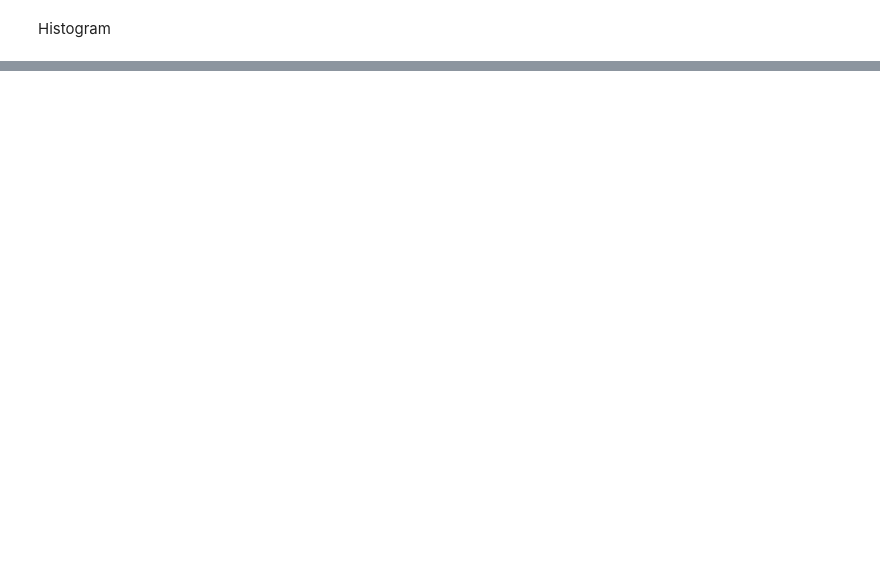
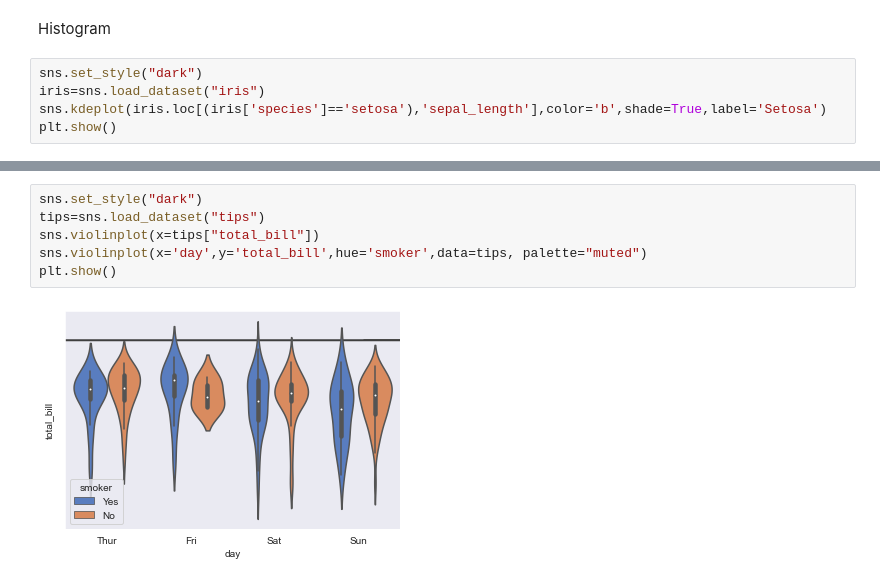
Before and after one commit to Ash-Smithy/The_Repository, a Jupyter notebook: Sem5/ML/Seaborn.ipynb, the cells around one changed output, grey strips where cells are left out. Drawn from its saved outputs; the diff is of its cells as text; blank space fills up the shorter version.

```diff
--- a/Sem5/ML/Seaborn.ipynb
+++ b/Sem5/ML/Seaborn.ipynb
@@ -130,2 +131,7 @@ sns.relplot(data=tips,x="size",y="tip",kind="line")
 # %% [markdown]
 Histogram
+# %%
+sns.set_style("dark")
+iris=sns.load_dataset("iris")
+sns.kdeplot(iris.loc[(iris['species']=='setosa'),'sepal_length'],color='b',shade=True,label='Setosa')
+plt.show()
@@ -131,0 +140,8 @@ Histogram
+# %%
+sns.set_style("dark")
+tips=sns.load_dataset("tips")
+sns.violinplot(x=tips["total_bill"])
+sns.violinplot(x='day',y='total_bill',hue='smoker',data=tips, palette="muted")
+plt.show()
+# %% [output]
+[figure, added]
```
Also changed, not shown: parts of 8 cells of this notebook, 1 other file.
